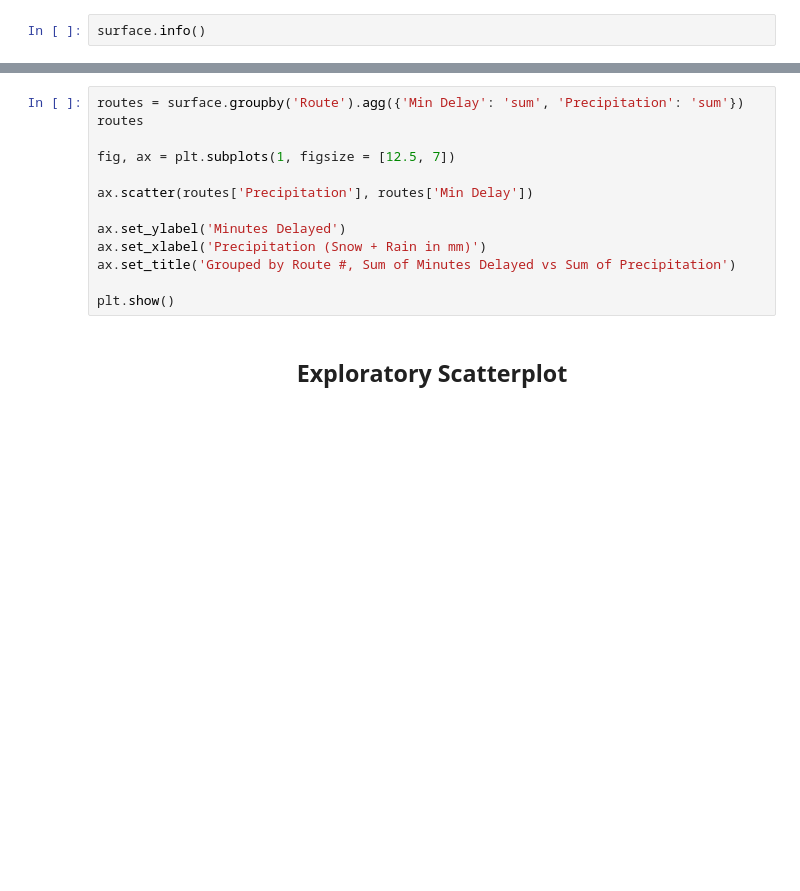
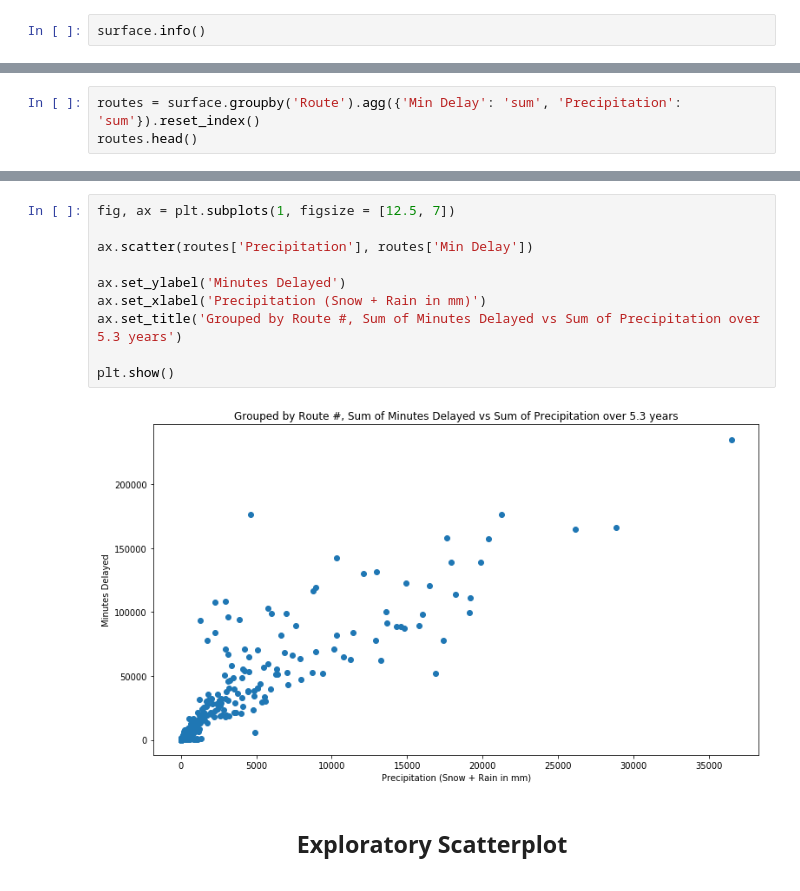
Before and after one commit to sishola/ttc-delays, a Jupyter notebook: Surface Routes/surface_routes_eda.ipynb, the cells around one changed output, grey strips where cells are left out. Saved outputs shown, nothing was run; the diff lists cells and outputs as text; blank space fills up the shorter version.

```diff
--- a/Surface Routes/surface_routes_eda.ipynb
+++ b/Surface Routes/surface_routes_eda.ipynb
@@ -64,0 +79,3 @@ surface.sort_values('Min Delay', ascending=False).head(5)
+# %%
+routes = surface.groupby('Route').agg({'Min Delay': 'sum', 'Precipitation': 'sum'}).reset_index()
+routes.head()
@@ -65,16 +89,15 @@ surface.sort_values('Min Delay', ascending=False).head(5)
 # %%
-routes = surface.groupby('Route').agg({'Min Delay': 'sum', 'Precipitation': 'sum'})
-routes
-
 fig, ax = plt.subplots(1, figsize = [12.5, 7])
 
 ax.scatter(routes['Precipitation'], routes['Min Delay'])
 
 ax.set_ylabel('Minutes Delayed')
 ax.set_xlabel('Precipitation (Snow + Rain in mm)')
-ax.set_title('Grouped by Route #, Sum of Minutes Delayed vs Sum of Precipitation')
+ax.set_title('Grouped by Route #, Sum of Minutes Delayed vs Sum of Precipitation over 5.3 years')
 
 plt.show()
+# %% [output]
+[figure, added]
 # %% [markdown]
 <center><h2>Exploratory Scatterplot</center</h2>
 # %%
```
Also changed, not shown: parts of 19 cells of this notebook.
